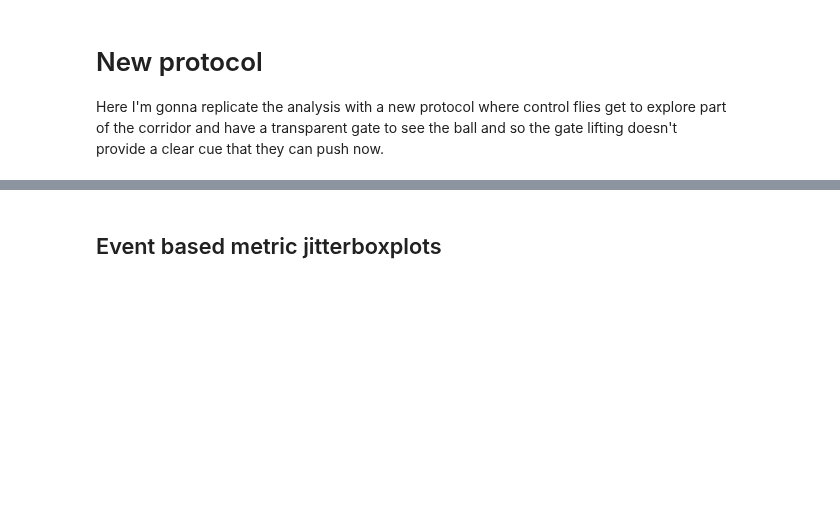
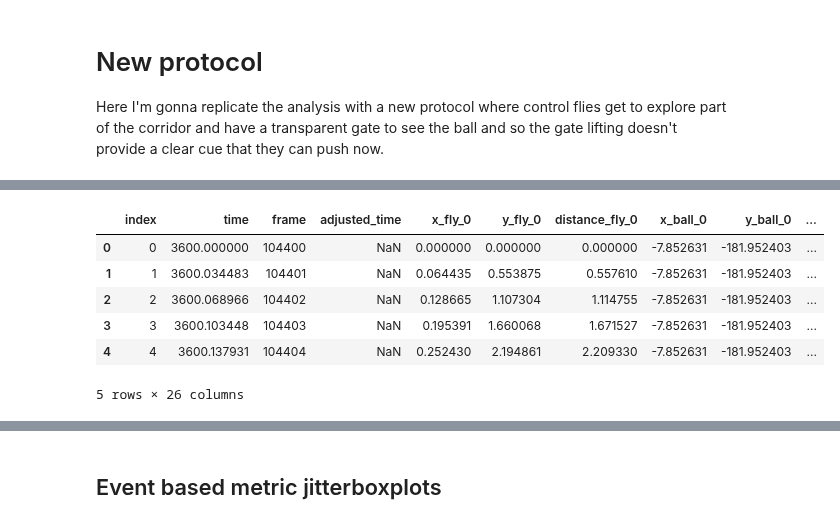
Before and after one commit to NeLy-EPFL/Tracking_Analysis, a Jupyter notebook: MazeRecorder/Analysis/Magnet_blocking_analysis.ipynb, the cells around one changed output, grey strips where cells are left out. Cells and saved outputs as stored; diff of their text form; code cells hidden in the pictures; blank space fills up the shorter version.

```diff
--- a/MazeRecorder/Analysis/Magnet_blocking_analysis.ipynb
+++ b/MazeRecorder/Analysis/Magnet_blocking_analysis.ipynb
@@ -348,0 +403,10 @@ magnet_data_coords = Ballpushing_utils.Dataset(Experiments, dataset_type="coordi
+# %%
+magnet_data_coords.data.head()
+# %% [output]
+|  | index | time | frame | adjusted_time | x_fly_0 | y_fly_0 | distance_fly_0 | x_ball_0 | y_ball_0 | ... |
+| 0 | 0 | 3600.000000 | 104400 | NaN | 0.000000 | 0.000000 | 0.000000 | -7.852631 | -181.952403 | ... |
+| 1 | 1 | 3600.034483 | 104401 | NaN | 0.064435 | 0.553875 | 0.557610 | -7.852631 | -181.952403 | ... |
+| 2 | 2 | 3600.068966 | 104402 | NaN | 0.128665 | 1.107304 | 1.114755 | -7.852631 | -181.952403 | ... |
+| 3 | 3 | 3600.103448 | 104403 | NaN | 0.195391 | 1.660068 | 1.671527 | -7.852631 | -181.952403 | ... |
+| 4 | 4 | 3600.137931 | 104404 | NaN | 0.252430 | 2.194861 | 2.209330 | -7.852631 | -181.952403 | ... |
+5 rows × 26 columns
```
Also changed, not shown: parts of 11 cells of this notebook.
